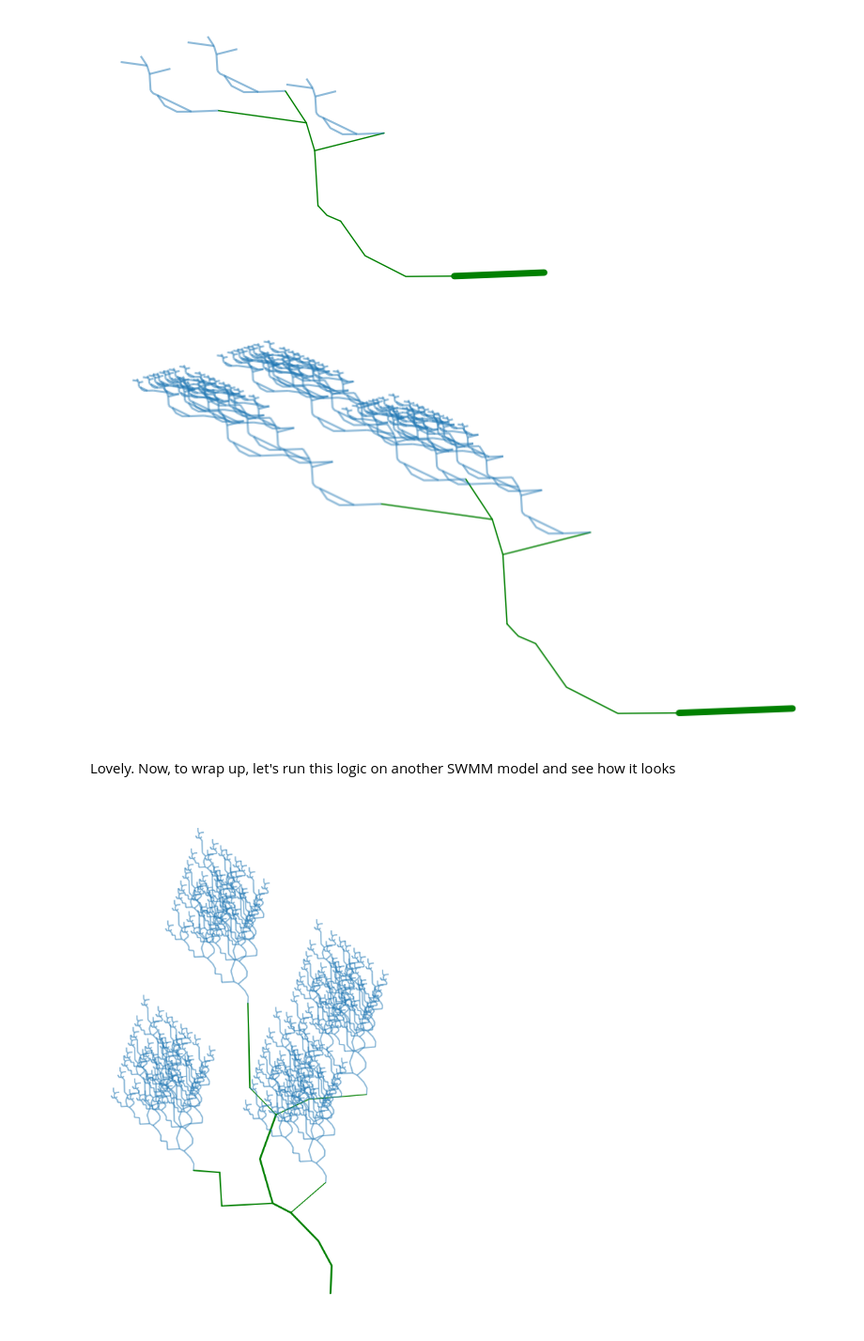
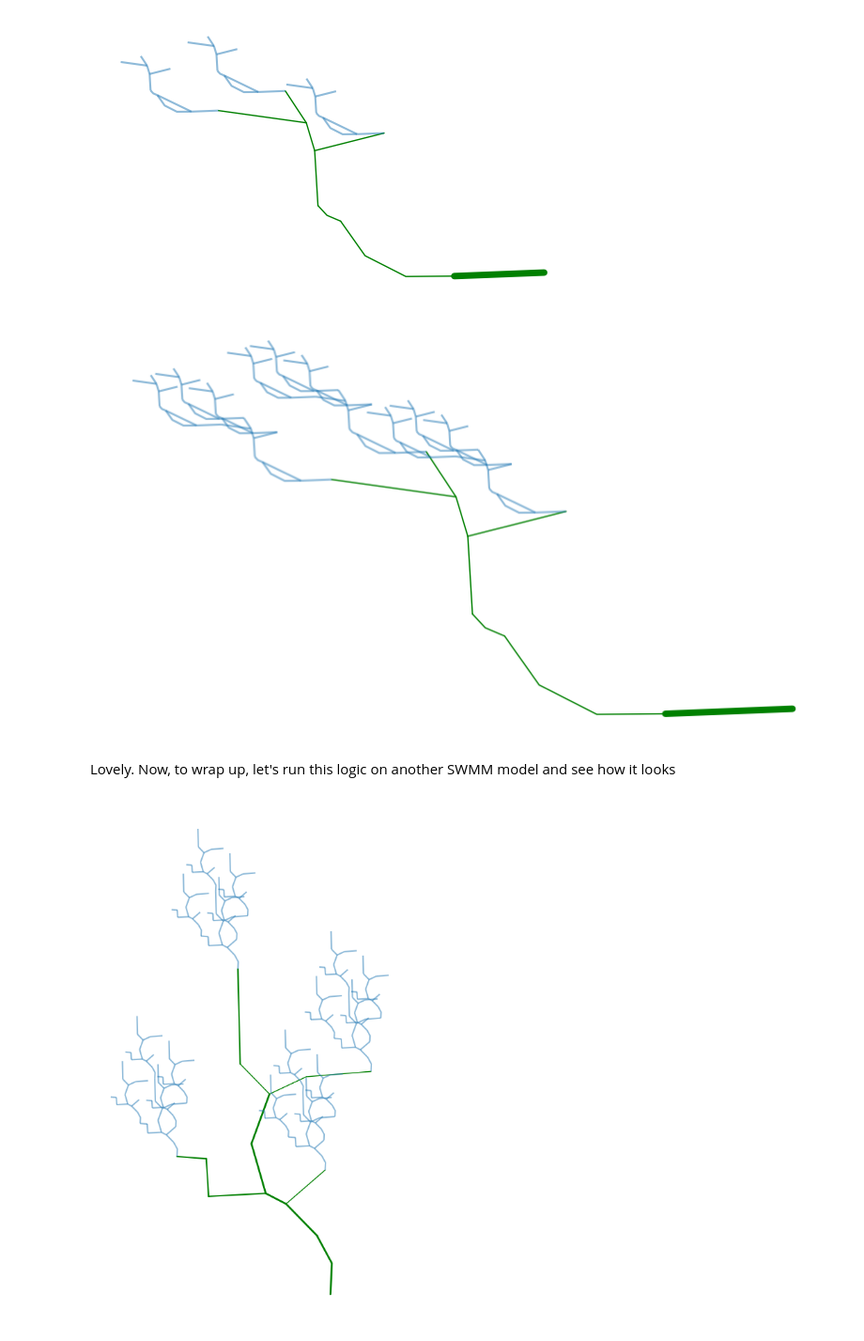
Before and after one commit to pyswmm/swmmio, a Jupyter notebook: docs/usage/making_art_with_swmm.ipynb, the cells around one changed output. Shown at 94% size. Cells and saved outputs as stored; diff of their text form; code cells hidden in the pictures.

```diff
--- a/docs/usage/making_art_with_swmm.ipynb
+++ b/docs/usage/making_art_with_swmm.ipynb
@@ -253,27 +253,27 @@ G = jersey.network
 zero_indegree = [n for n in G.nodes() if G.in_degree(n) == 0]
 
 # Run the recursive plotting function with a maximum depth of 3
-plot_recursive(jersey, ax, zero_indegree, depth=1, max_depth=4)
+plot_recursive(jersey, ax, zero_indegree, depth=1, max_depth=2)
 
 ax.set_axis_off()
 # %% [output]
-[figure, old version]
+[figure, new version]
 # %% [markdown]
 Lovely. Now, to wrap up, let's run this logic on another SWMM model and see how it looks
 # %%
 from swmmio.examples import walnut
 
 walnut = swmmio.Model(walnut.inp.path)
 # Start the plot as usual
 ax = walnut.links.geodataframe.plot(color='green', linewidth=walnut.links.geodataframe['Geom1'], capstyle='round', figsize=(20, 10))
 
 # Find nodes with zero in-degree
 G = walnut.network
 zero_indegree = [n for n in G.nodes() if G.in_degree(n) == 0]
 
-# Run the recursive plotting function with a maximum depth of 3
-plot_recursive(walnut, ax, zero_indegree, depth=1, max_depth=4)
+# Run the recursive plotting function with a maximum depth of 2
+plot_recursive(walnut, ax, zero_indegree, depth=1, max_depth=2)
 
 ax.set_axis_off()
 # %% [output]
-[figure, old version]
+[figure, new version]
```
Also changed, not shown: parts of 3 cells of this notebook, 4 other files.
